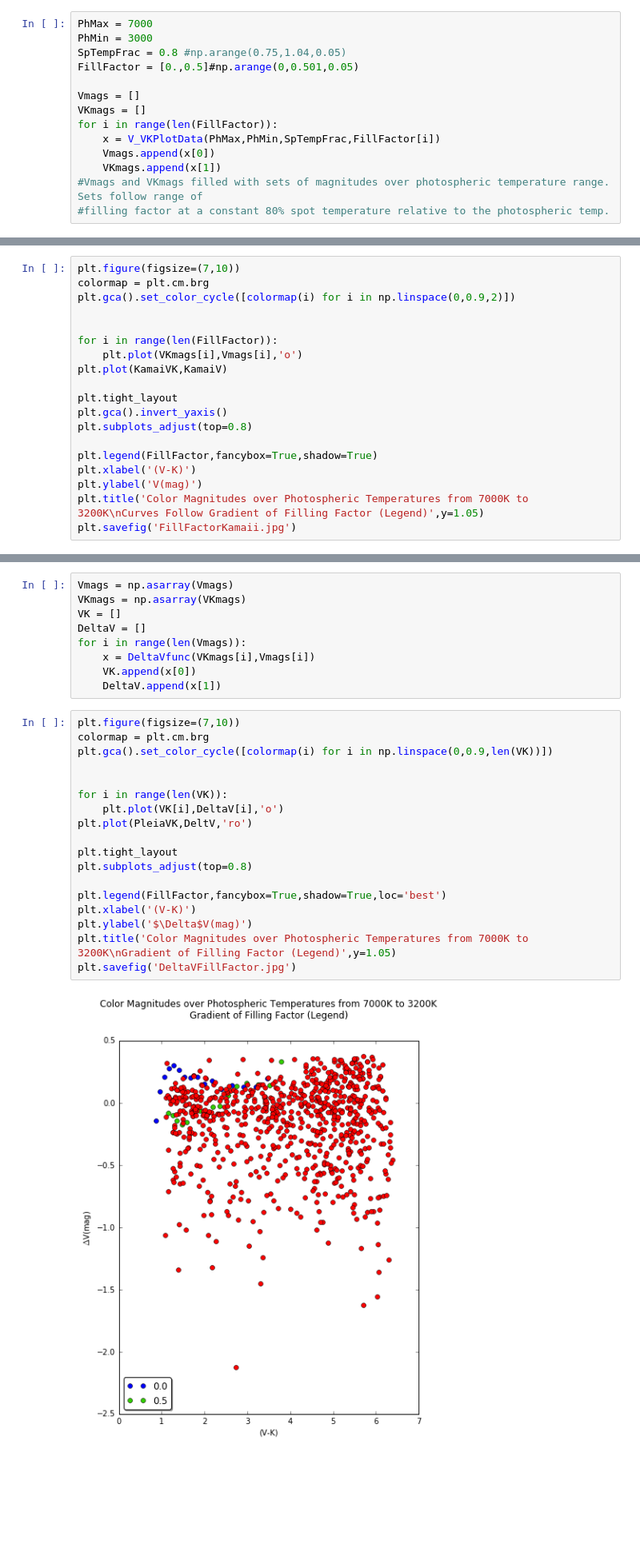
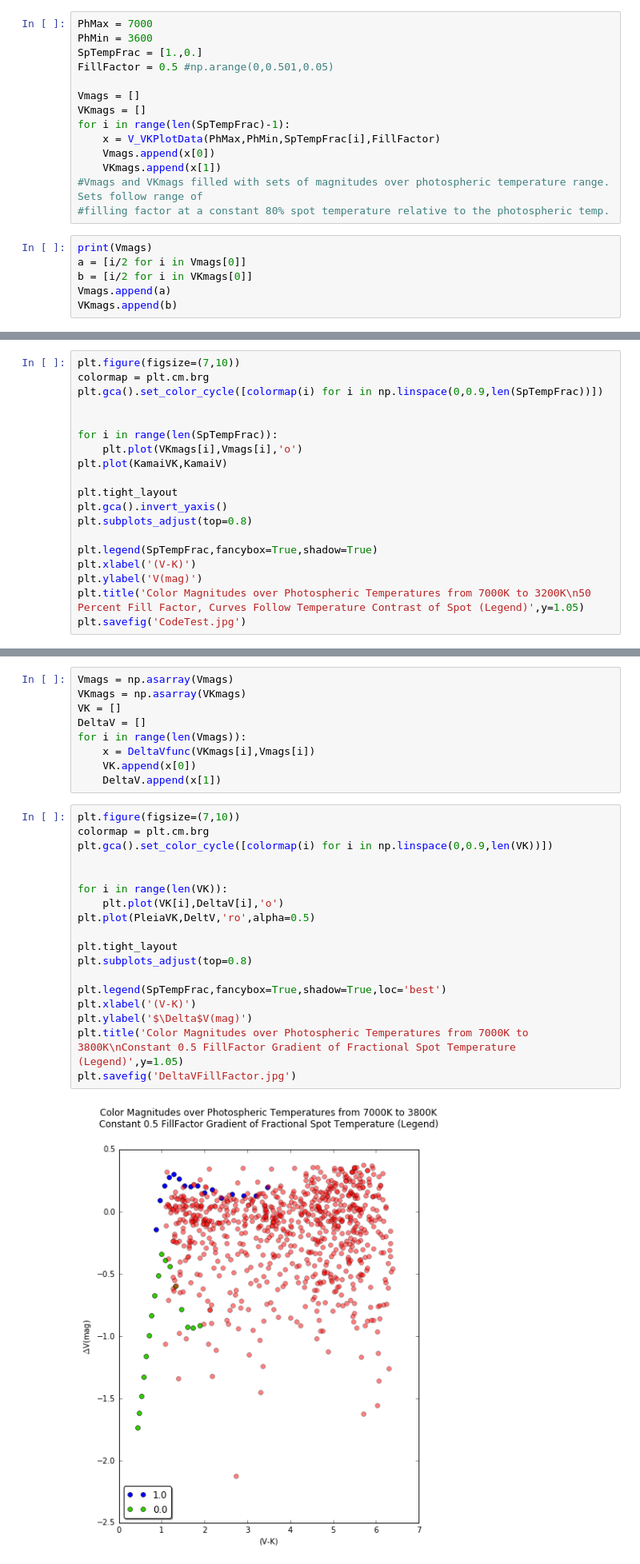
Before and after one commit to jradavenport/spot-colors, a Jupyter notebook: PleiadesModel.ipynb, the cells around one changed output, grey strips where cells are left out. Shown at 80% size. Cells and saved outputs as stored; diff of their text form; blank space fills up the shorter version.

```diff
--- a/PleiadesModel.ipynb
+++ b/PleiadesModel.ipynb
@@ -33,15 +33,21 @@ plt.savefig('DeltaV_VK.jpg')
 [figure]
 # %%
 PhMax = 7000
-PhMin = 3000
-SpTempFrac = 0.8 #np.arange(0.75,1.04,0.05)
-FillFactor = [0.,0.5]#np.arange(0,0.501,0.05)
+PhMin = 3600
+SpTempFrac = [1.,0.]
+FillFactor = 0.5 #np.arange(0,0.501,0.05)
 
 Vmags = []
 VKmags = []
-for i in range(len(FillFactor)):
-    x = V_VKPlotData(PhMax,PhMin,SpTempFrac,FillFactor[i])
+for i in range(len(SpTempFrac)-1):
+    x = V_VKPlotData(PhMax,PhMin,SpTempFrac[i],FillFactor)
     Vmags.append(x[0])
     VKmags.append(x[1])
 #Vmags and VKmags filled with sets of magnitudes over photospheric temperature range. Sets follow range of
 #filling factor at a constant 80% spot temperature relative to the photospheric temp.
+# %%
+print(Vmags)
+a = [i/2 for i in Vmags[0]]
+b = [i/2 for i in VKmags[0]]
+Vmags.append(a)
+VKmags.append(b)
@@ -56,10 +70,10 @@ KamaiVK = KamaiIsochrone['V - K']
 # %%
 plt.figure(figsize=(7,10))
 colormap = plt.cm.brg
-plt.gca().set_color_cycle([colormap(i) for i in np.linspace(0,0.9,2)])
+plt.gca().set_color_cycle([colormap(i) for i in np.linspace(0,0.9,len(SpTempFrac))])
 
 
-for i in range(len(FillFactor)):
+for i in range(len(SpTempFrac)):
     plt.plot(VKmags[i],Vmags[i],'o')
 plt.plot(KamaiVK,KamaiV)
 
@@ -67,9 +81,9 @@ plt.tight_layout
 plt.gca().invert_yaxis()
 plt.subplots_adjust(top=0.8)
 
-plt.legend(FillFactor,fancybox=True,shadow=True)
+plt.legend(SpTempFrac,fancybox=True,shadow=True)
 plt.xlabel('(V-K)')
 plt.ylabel('V(mag)')
-plt.title('Color Magnitudes over Photospheric Temperatures from 7000K to 3200K\nCurves Follow Gradient of Filling Factor (Legend)',y=1.05)
-plt.savefig('FillFactorKamaii.jpg')
+plt.title('Color Magnitudes over Photospheric Temperatures from 7000K to 3200K\n50 Percent Fill Factor, Curves Follow Temperature Contrast of Spot (Legend)',y=1.05)
+plt.savefig('CodeTest.jpg')
 # %% [output]
@@ -86,23 +100,23 @@ for i in range(len(Vmags)):
 # %%
 plt.figure(figsize=(7,10))
 colormap = plt.cm.brg
 plt.gca().set_color_cycle([colormap(i) for i in np.linspace(0,0.9,len(VK))])
 
 
 for i in range(len(VK)):
     plt.plot(VK[i],DeltaV[i],'o')
-plt.plot(PleiaVK,DeltV,'ro')
+plt.plot(PleiaVK,DeltV,'ro',alpha=0.5)
 
 plt.tight_layout
 plt.subplots_adjust(top=0.8)
 
-plt.legend(FillFactor,fancybox=True,shadow=True,loc='best')
+plt.legend(SpTempFrac,fancybox=True,shadow=True,loc='best')
 plt.xlabel('(V-K)')
 plt.ylabel('$\Delta$V(mag)')
-plt.title('Color Magnitudes over Photospheric Temperatures from 7000K to 3200K\nGradient of Filling Factor (Legend)',y=1.05)
+plt.title('Color Magnitudes over Photospheric Temperatures from 7000K to 3800K\nConstant 0.5 FillFactor Gradient of Fractional Spot Temperature (Legend)',y=1.05)
 plt.savefig('DeltaVFillFactor.jpg')
 # %% [output]
-[figure, old version]
+[figure, new version]
 # %%
 #Testing a new general function to grab Pleiades magnitudes
 
```
Also changed, not shown: parts of 3 cells of this notebook.
